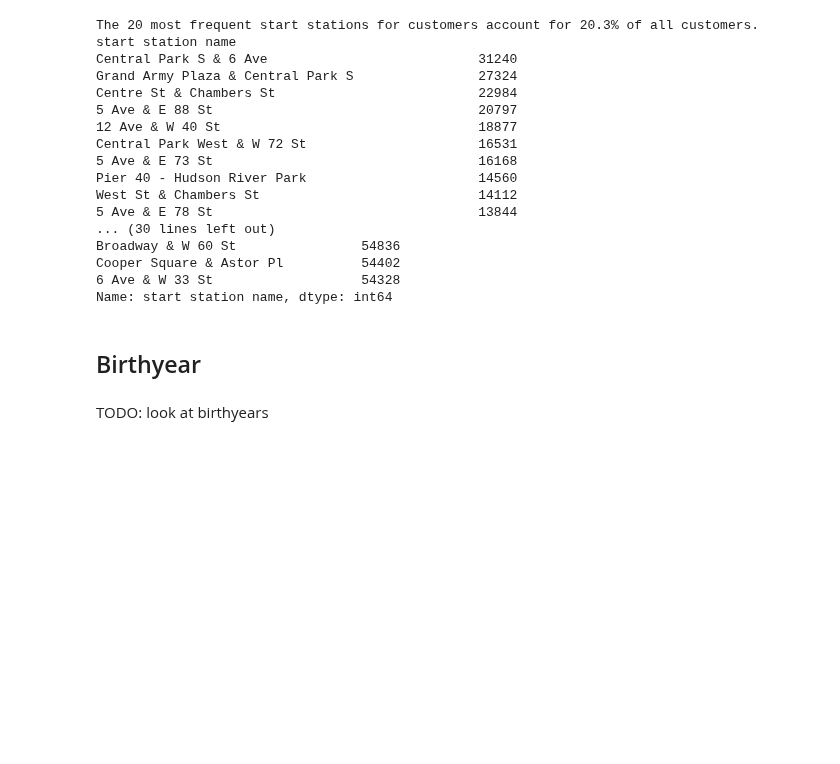
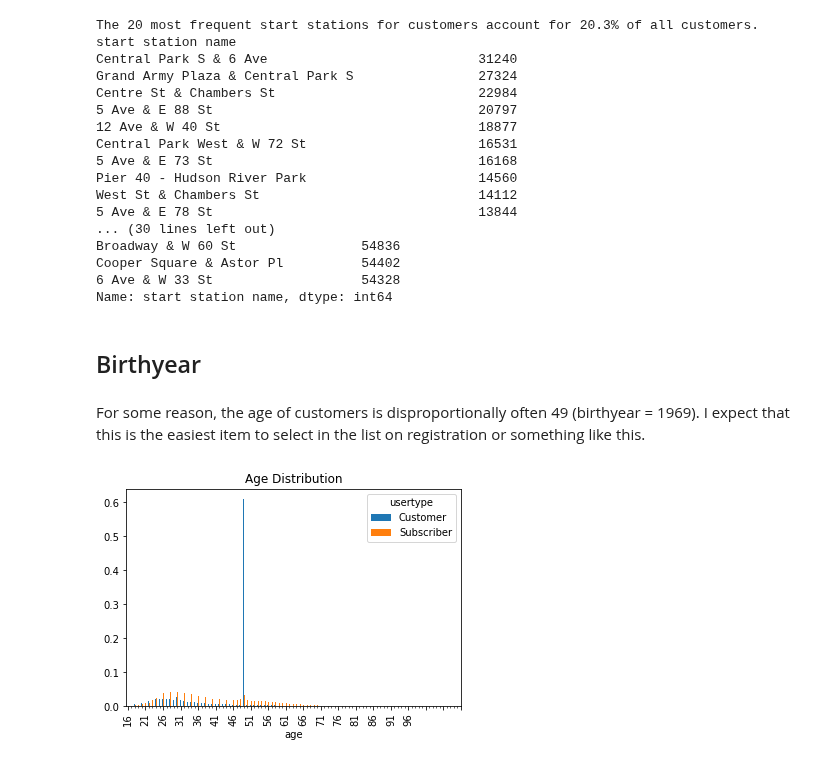
Before and after one commit to TWagner2/AXAChallenge, a Jupyter notebook: Analysis.ipynb, the cells around one changed output. Saved outputs shown, nothing was run; the diff lists cells and outputs as text; code cells hidden in the pictures; blank space fills up the shorter version.

```diff
--- a/Analysis.ipynb
+++ b/Analysis.ipynb
@@ -165,5 +167,18 @@ Cooper Square & Astor Pl          54402
 Name: start station name, dtype: int64
 # %% [markdown]
 ## Birthyear
-# %% [markdown]
-TODO: look at birthyears
+# %% [markdown]
+For some reason, the age of customers is disproportionally often 49 (birthyear = 1969).
+I expect that this is the easiest item to select in the list on registration or something like this.
+# %%
+data_train["age"] = 2018 - data_train["birth year"]
+counts=data_train.groupby(by=[data_train["usertype"],data_train["age"]]).size()
+counts = counts / counts.groupby("usertype").sum()
+counts=counts.unstack().transpose()
+ax = counts.plot.bar(by="usertype")
+ax.set_title("Age Distribution");
+ax.set_xticks(np.arange(0,96,5));
+ax.set_xticks(np.arange(0,96,1),minor=True);
+#plt.tick_params(axis='x', which='major', labelsize=3)
+# %% [output]
+[figure, added]
```
Also changed, not shown: parts of 4 cells of this notebook, 1 other file.
